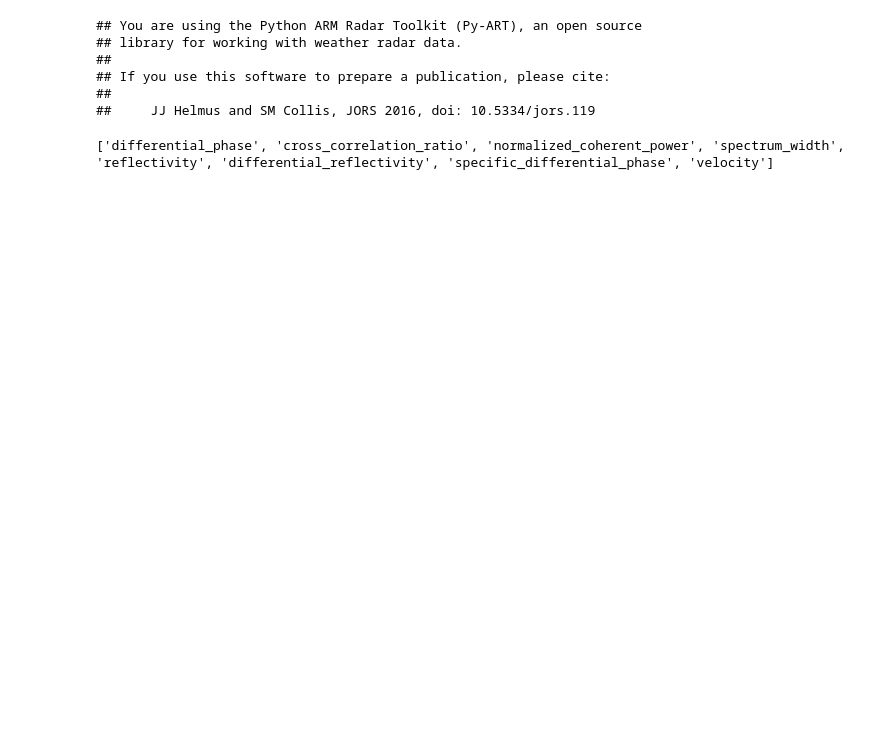
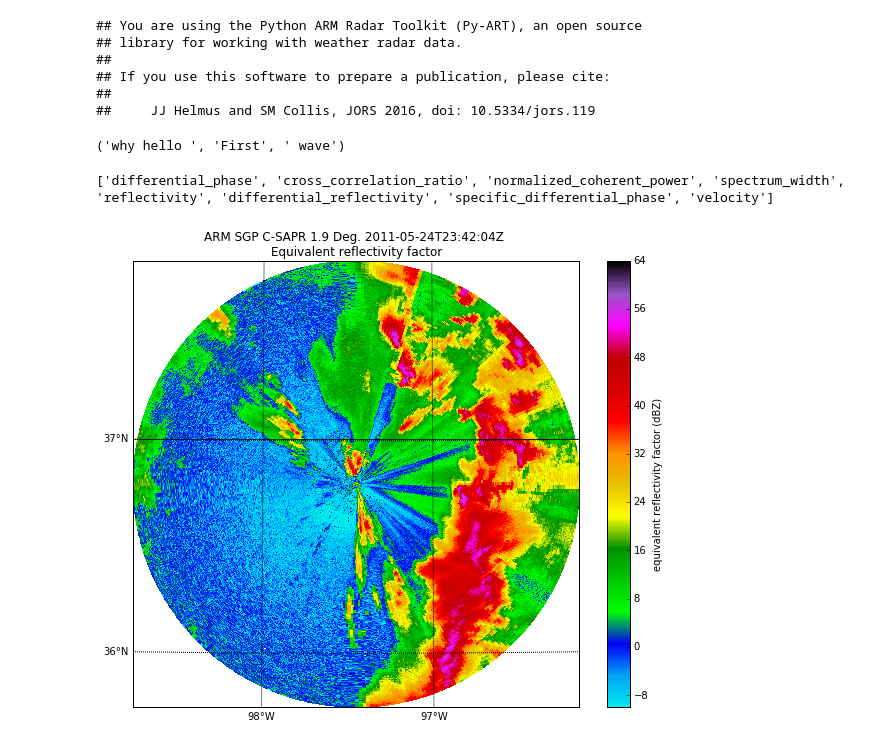
Before and after one commit to scollis/AGU_2016, a Jupyter notebook: notebooks/Processing a file-2.7.ipynb, the cells around one changed output. Cells and saved outputs as stored; diff of their text form; code cells hidden in the pictures; blank space fills up the shorter version.

```diff
--- a/notebooks/Processing a file-2.7.ipynb
+++ b/notebooks/Processing a file-2.7.ipynb
@@ -36,5 +49,9 @@ elif my_system == 'Linux':
+# %%
+radar_codes.hello_world()
+# %% [output]
+('why hello ', 'First', ' wave')
 # %%
-radar = pyart.io.read('/data/sample_sapr_data/sgpstage/sur/20110520/110635.mdv')
+radar = pyart.io.read('/data/sample_sapr_data/sgpstage/sur/20110524/234738.mdv')
 print(radar.fields.keys())
 # %% [output]
 ['differential_phase', 'cross_correlation_ratio', 'normalized_coherent_power', 'spectrum_width', 'reflectivity', 'differential_reflectivity', 'specific_differential_phase', 'velocity']
@@ -44,6 +61,15 @@ radar.range['data']=radar.range['data'][0:i_end]
 for key in radar.fields.keys():
     radar.fields[key]['data']= radar.fields[key]['data'][:, 0:i_end]
 radar.ngates = i_end
+# %%
+
+display = pyart.graph.RadarMapDisplay(radar)
+fig = plt.figure(figsize = [10,8])
+display.plot_ppi_map('reflectivity', sweep = 2, resolution = 'l',
+                    vmin = -10, vmax = 64, mask_outside = False,
+                    cmap = pyart.graph.cm.NWSRef)
+# %% [output]
+[figure, added]
 # %%
 #guess a whole heap of data
 radar_start_date = netCDF4.num2date(radar.time['data'][0], radar.time['units'])
```
Also changed, not shown: parts of 14 cells of this notebook, 2 other files.
